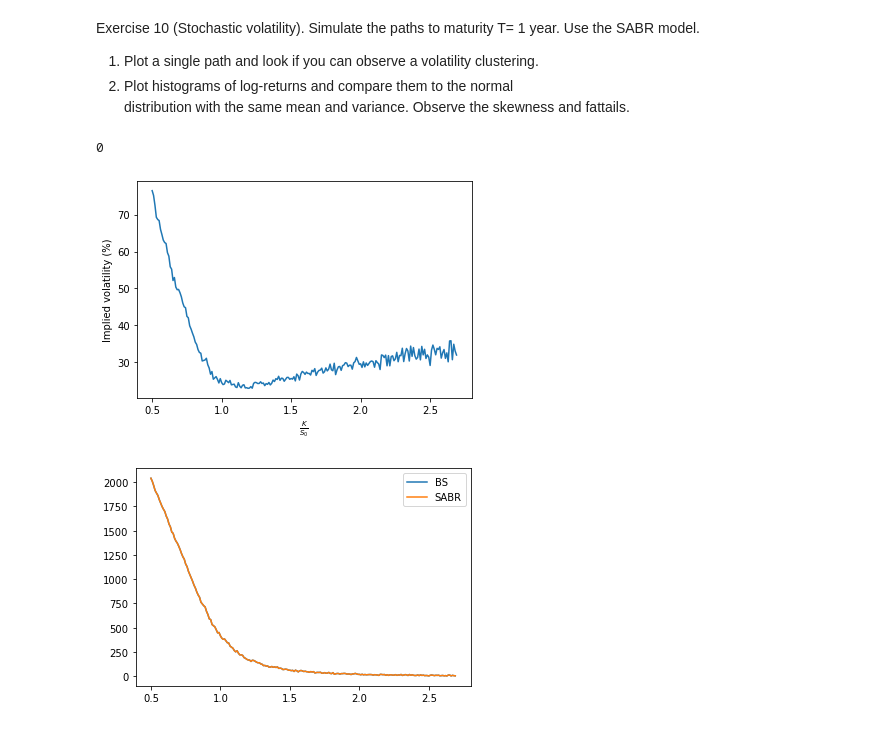
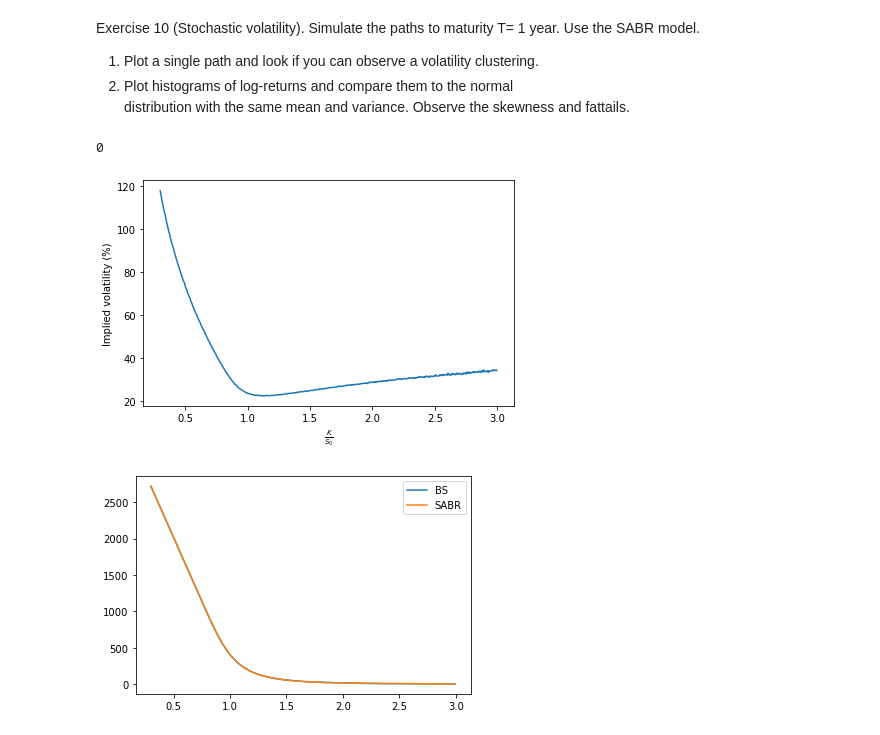
Before and after one commit to WillemJan9519/SPFDM-2, a Jupyter notebook: SPFDM 2.ipynb, the cells around one changed output. Saved outputs shown, nothing was run; the diff lists cells and outputs as text; code cells hidden in the pictures.

Commit message:
Highres image included

```diff
--- a/SPFDM 2.ipynb
+++ b/SPFDM 2.ipynb
@@ -187,7 +187,7 @@ class MonteCarlo():
         """For different strikes, we calculate the SABR option price and the implied volatility
            which is the volatility to match the BS price to the SABR option price"""
         # Define range of strike ratios
-        ratiorange = np.arange(0.5,2.7,0.01)
+        ratiorange = np.arange(0.3,3,0.005)
         # Convert ratio to true strike price
         strikerange = ratiorange * self.F0
         # for each of these strikes, obtain SABR option price
@@ -208,35 +208,37 @@ class MonteCarlo():
         plt.plot(ratiorange, implied_volas*100)
         plt.xlabel(r'$\frac{K}{S_0}$')
         plt.ylabel('Implied volatility (%)')
+        plt.tight_layout()
+        plt.savefig('Impliedvola_BS.pdf')
         plt.show()
         plt.plot(ratiorange, BSprices,label='BS')
         plt.plot(ratiorange, prices, label='SABR')
         plt.legend()
         plt.show()
 
 
     def option_price(self, optiontype='call',K=None):
         """Equate option price by taking option value for each path, averaging and discounting back
            to present day value using risk free rate. """
         # Get prices
         if not K:
             K = self.K
         prices, volatility = self.simulate_many()
         # Get final prices
         finalprices = prices[:,-1]
         # calculate option values
         if optiontype == 'call':
             optionvalues = np.max(np.vstack((np.zeros(len(finalprices)),finalprices-K)),axis=0)
         elif optiontype == 'put':
             optionvalues = np.max(np.vstack((np.zeros(len(finalprices)),K-finalprices)),axis=0)
         optionvalue = np.mean(optionvalues)
         # Discount to present value
         optionvalue = np.exp(-self.rf*self.T) * optionvalue
         return optionvalue
 
-MC = MonteCarlo(8000,1000,T=1.5,F=3500, sigma=0.2, alpha=0.5, beta=1, rho=-0.7,K=3300, rf=0)
+MC = MonteCarlo(500000,25,T=1.5,F=3500, sigma=0.2, alpha=0.5, beta=1, rho=-0.7,K=3300, rf=0)
 MC.calc_implied_vola()
 # %% [output]
 0
-[figure, old version]
+[figure, new version]
-[figure, old version]
+[figure, new version]
```
